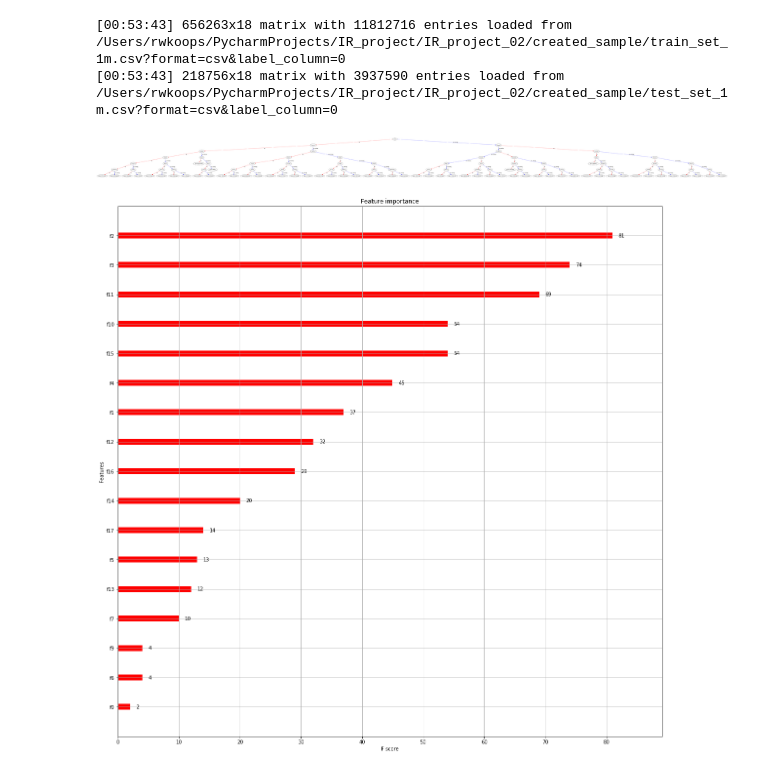
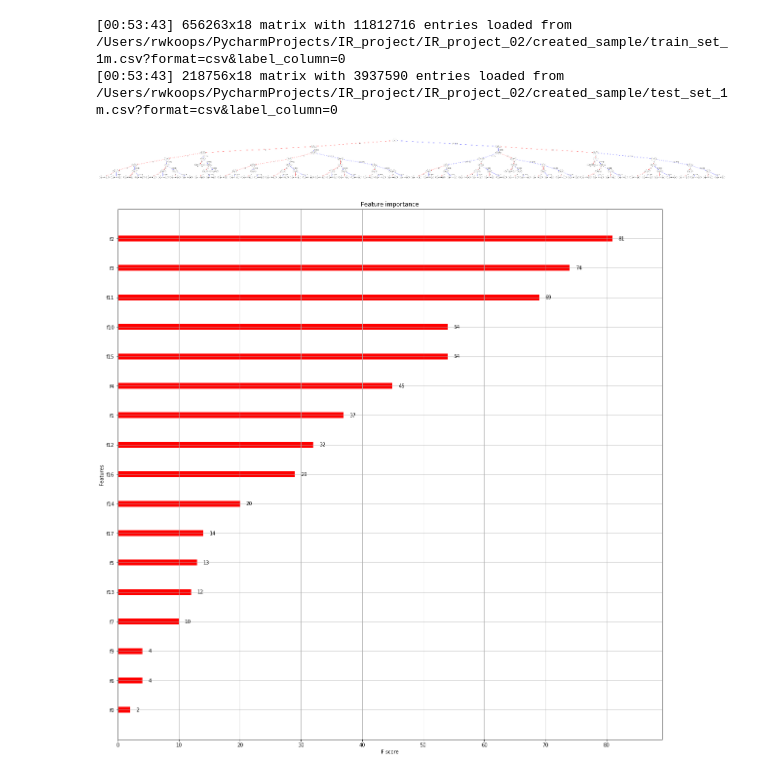
Before and after one commit to ReinierKoops/IR_project_02, a Jupyter notebook: notebooks/4_Run_LambdaMART.ipynb, the cells around one changed output. Saved outputs shown, nothing was run; the diff lists cells and outputs as text; code cells hidden in the pictures.

```diff
--- a/notebooks/4_Run_LambdaMART.ipynb
+++ b/notebooks/4_Run_LambdaMART.ipynb
@@ -20,9 +21,10 @@ model = xgb.train(param, training_data)
 # %%
 xgb.plot_tree(model, num_trees=3)
 fig = matplotlib.pyplot.gcf()
-fig.set_size_inches(150, 100)
+fig.set_size_inches(36, 20)
+fig.savefig('test2png.png', dpi=400)
 # %% [output]
-[figure, old version]
+[figure, new version]
 # %%
 ax = xgb.plot_importance(model, color='red')
 fig = ax.figure
```
Also changed, not shown: parts of 1 cell of this notebook, 1 other file.
